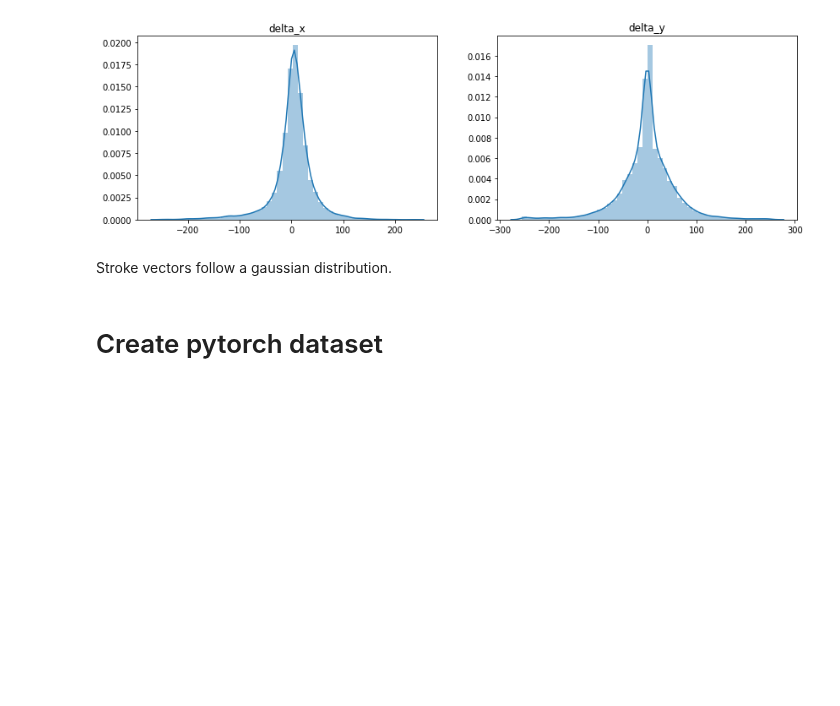
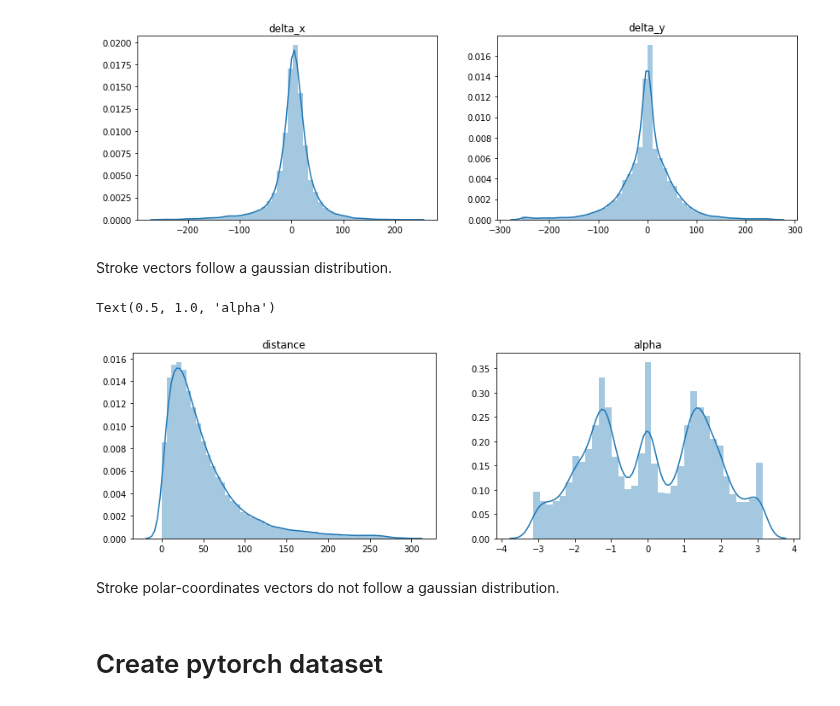
Before and after one commit to quentin-auge/draw, a Jupyter notebook: draw.ipynb, the cells around one changed output. Cells and saved outputs as stored; diff of their text form; code cells hidden in the pictures; blank space fills up the shorter version.

Commit message:
implement polar-coordinates transformation of strokes

```diff
--- a/draw.ipynb
+++ b/draw.ipynb
@@ -99,6 +100,23 @@ Text(0.5, 1.0, 'delta_y')
 [figure]
 # %% [markdown]
 Stroke vectors follow a gaussian distribution.
+# %%
+transform = PolarStrokesTransformer().transform
+transformed_drawings = [transform(good_drawings[i]) for i in range(1000)]
+
+distances, alphas = [], []
+for transformed_drawing in transformed_drawings:
+    distances += list(map(operator.itemgetter(0), transformed_drawing))
+    alphas += list(map(operator.itemgetter(1), transformed_drawing))
+
+_, axs = plt.subplots(1, 2, figsize=(14, 4))
+sns.distplot(distances, ax=axs[0]).set_title('distance')
+sns.distplot(alphas, ax=axs[1]).set_title('alpha')
+# %% [output]
+Text(0.5, 1.0, 'alpha')
+[figure, added]
+# %% [markdown]
+Stroke polar-coordinates vectors do not follow a gaussian distribution.
 # %% [markdown]
 # Create pytorch dataset
 # %%
```
Also changed, not shown: parts of 3 cells of this notebook, 1 other file.
